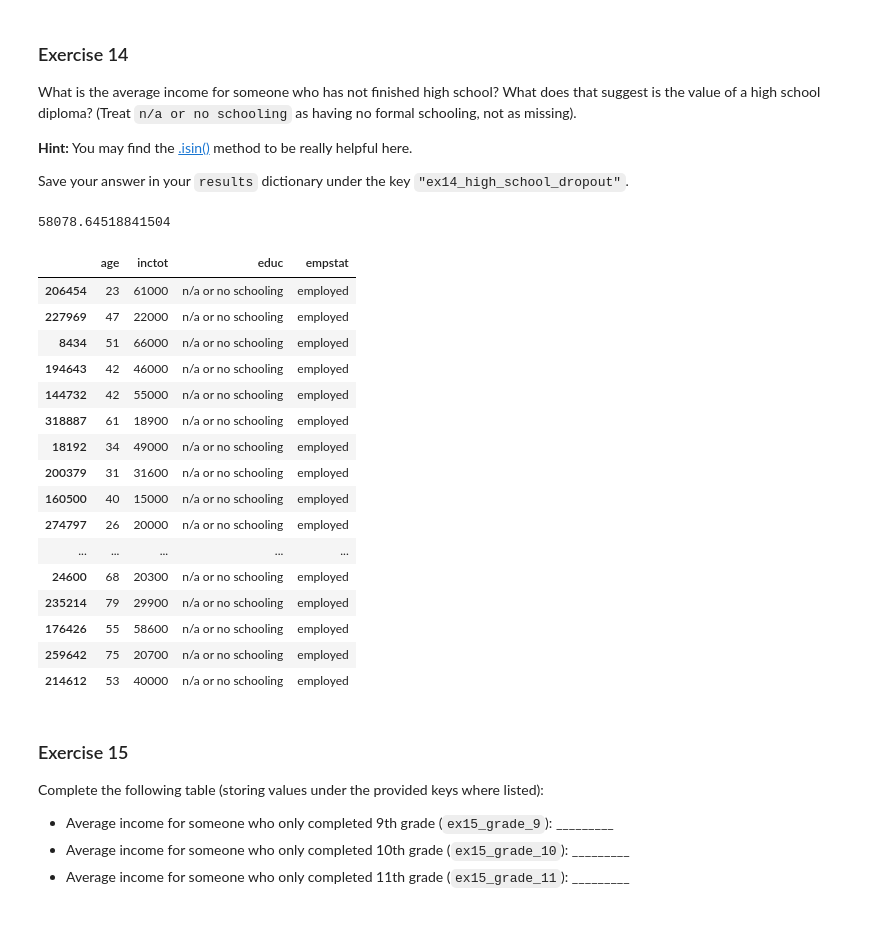
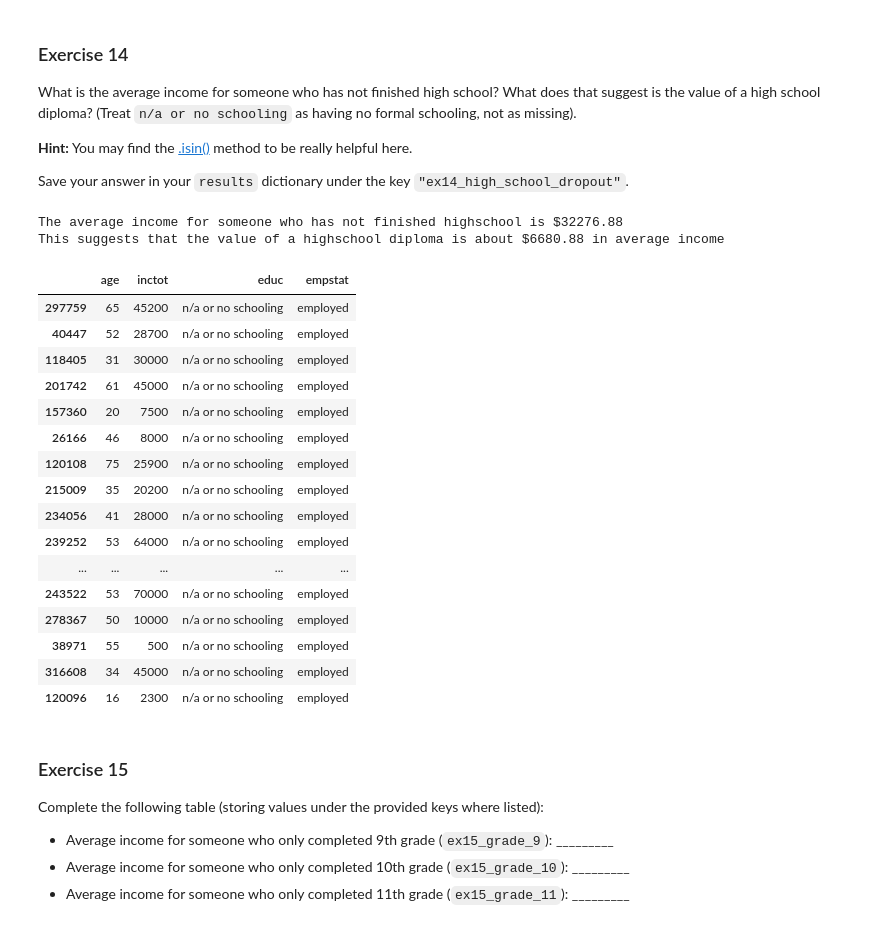
Before and after one commit to arushi40868/PDS, a Jupyter notebook: exercise_dataframes.ipynb, the cells around one changed output. Drawn from its saved outputs; the diff is of its cells as text; code cells hidden in the pictures.

```diff
--- a/exercise_dataframes.ipynb
+++ b/exercise_dataframes.ipynb
@@ -325,47 +338,54 @@ Save your answer in your `results` dictionary under the key `"ex14_high_school_d
 # %%
 no_hs_avg_income = np.mean(
     df_ipums_subset[
         df_ipums_subset["educ"]
-        != (
+        == (
             "n/a or no schooling"
             or "grade 5, 6, 7, or 8"
             or "grade 9"
             or "grade 10"
             or "grade 11"
         )
     ]["inctot"]
 )
-print(no_hs_avg_income)
+
+print(
+    f"The average income for someone who has not finished highschool is ${no_hs_avg_income:.2f}"
+)
+print(
+    f"This suggests that the value of a highschool diploma is about ${(grade12_avg_income - no_hs_avg_income):.2f} in average income"
+)
 
 df_ipums_subset[
     df_ipums_subset["educ"]
     == (
         "n/a or no schooling"
         or "grade 5, 6, 7, or 8"
         or "grade 9"
         or "grade 10"
         or "grade 11"
     )
 ].sample(50)
 # %% [output]
-58078.64518841504
+The average income for someone who has not finished highschool is $32276.88
+This suggests that the value of a highschool diploma is about $6680.88 in average income
 |  | age | inctot | educ | empstat |
-| 206454 | 23 | 61000 | n/a or no schooling | employed |
-| 227969 | 47 | 22000 | n/a or no schooling | employed |
-| 8434 | 51 | 66000 | n/a or no schooling | employed |
-| 194643 | 42 | 46000 | n/a or no schooling | employed |
-| 144732 | 42 | 55000 | n/a or no schooling | employed |
-| 318887 | 61 | 18900 | n/a or no schooling | employed |
-| 18192 | 34 | 49000 | n/a or no schooling | employed |
-| 200379 | 31 | 31600 | n/a or no schooling | employed |
-| 160500 | 40 | 15000 | n/a or no schooling | employed |
-| 274797 | 26 | 20000 | n/a or no schooling | employed |
+| 297759 | 65 | 45200 | n/a or no schooling | employed |
+| 40447 | 52 | 28700 | n/a or no schooling | employed |
+| 118405 | 31 | 30000 | n/a or no schooling | employed |
+| 201742 | 61 | 45000 | n/a or no schooling | employed |
+| 157360 | 20 | 7500 | n/a or no schooling | employed |
+| 26166 | 46 | 8000 | n/a or no schooling | employed |
+| 120108 | 75 | 25900 | n/a or no schooling | employed |
+| 215009 | 35 | 20200 | n/a or no schooling | employed |
+| 234056 | 41 | 28000 | n/a or no schooling | employed |
+| 239252 | 53 | 64000 | n/a or no schooling | employed |
 | ... | ... | ... | ... | ... |
-| 24600 | 68 | 20300 | n/a or no schooling | employed |
-| 235214 | 79 | 29900 | n/a or no schooling | employed |
-| 176426 | 55 | 58600 | n/a or no schooling | employed |
-| 259642 | 75 | 20700 | n/a or no schooling | employed |
-| 214612 | 53 | 40000 | n/a or no schooling | employed |
+| 243522 | 53 | 70000 | n/a or no schooling | employed |
+| 278367 | 50 | 10000 | n/a or no schooling | employed |
+| 38971 | 55 | 500 | n/a or no schooling | employed |
+| 316608 | 34 | 45000 | n/a or no schooling | employed |
+| 120096 | 16 | 2300 | n/a or no schooling | employed |
 # %% [markdown]
 ### Exercise 15
 
```
Also changed, not shown: parts of 10 cells of this notebook.
